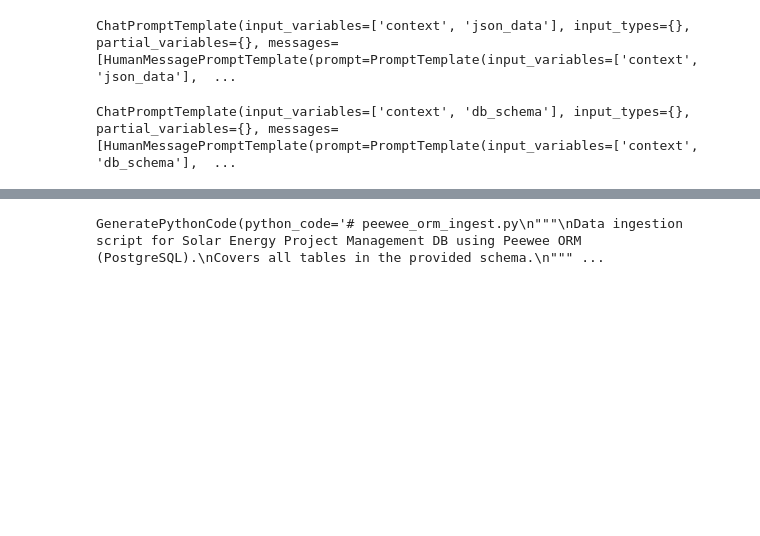
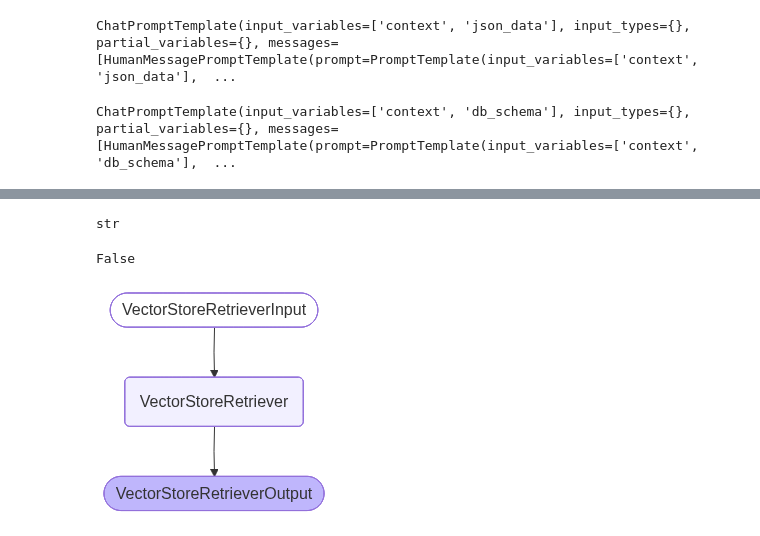
Before and after one commit to mrdbcse/agentic-ai-code-assistant, a Jupyter notebook: notebook/code-generation.ipynb, the cells around one changed output, grey strips where cells are left out. Drawn from its saved outputs; the diff is of its cells as text; code cells hidden in the pictures; blank space fills up the shorter version.

```diff
--- a/notebook/code-generation.ipynb
+++ b/notebook/code-generation.ipynb
@@ -60,0 +101,12 @@ print(mongo_doc, sep="\n")
+# %%
+from typing import List
+from langchain.schema import Document
+
+documents: List[Document] = []
+# %%
+import json
+
+for k, v in mongo_doc.items():
+    documents.append(Document(page_content=json.dumps(v), metadata={"keys": k}))
+
+documents
@@ -69,5 +138,5 @@ doc
 from langchain.text_splitter import RecursiveCharacterTextSplitter
 
 chunks = RecursiveCharacterTextSplitter(
-    chunk_size=500, chunk_overlap=100, separators=["\n", " ", ""]
-).split_text(text=doc)
+    chunk_size=1000, chunk_overlap=200, separators=["\n", "\n\n", " ", ""]
+).split_documents(documents=documents)
@@ -87,7 +143,9 @@ len(chunks)
 # %%
 from langchain.vectorstores import Chroma
 
-retriever = Chroma.from_texts(texts=chunks, embedding=embeddings).as_retriever()
+retriever = Chroma.from_documents(documents=chunks, embedding=embeddings).as_retriever(
+    search_type="similarity"
+)
 
 retriever
 # %% [output]
@@ -315,4 +398,8 @@ display(Image(graph.get_graph().draw_mermaid_png()))
-# %%
-res
-# %% [output]
-GeneratePythonCode(python_code='# peewee_orm_ingest.py\n"""\nData ingestion script for Solar Energy Project Management DB using Peewee ORM (PostgreSQL).\nCovers all tables in the provided schema.\n""" ...
+# %%
+type(doc)
+# %% [output]
+str
+# %%
+print(all(isinstance(c, str) for c in chunks))
+# %% [output]
+False
@@ -318,0 +408,4 @@ GeneratePythonCode(python_code='# peewee_orm_ingest.py\n"""\nData ingestion scri
+# %%
+display(Image(retriever.get_graph().draw_mermaid_png()))
+# %% [output]
+[figure, added]
```
Also changed, not shown: parts of 39 cells of this notebook, 1 other file.
